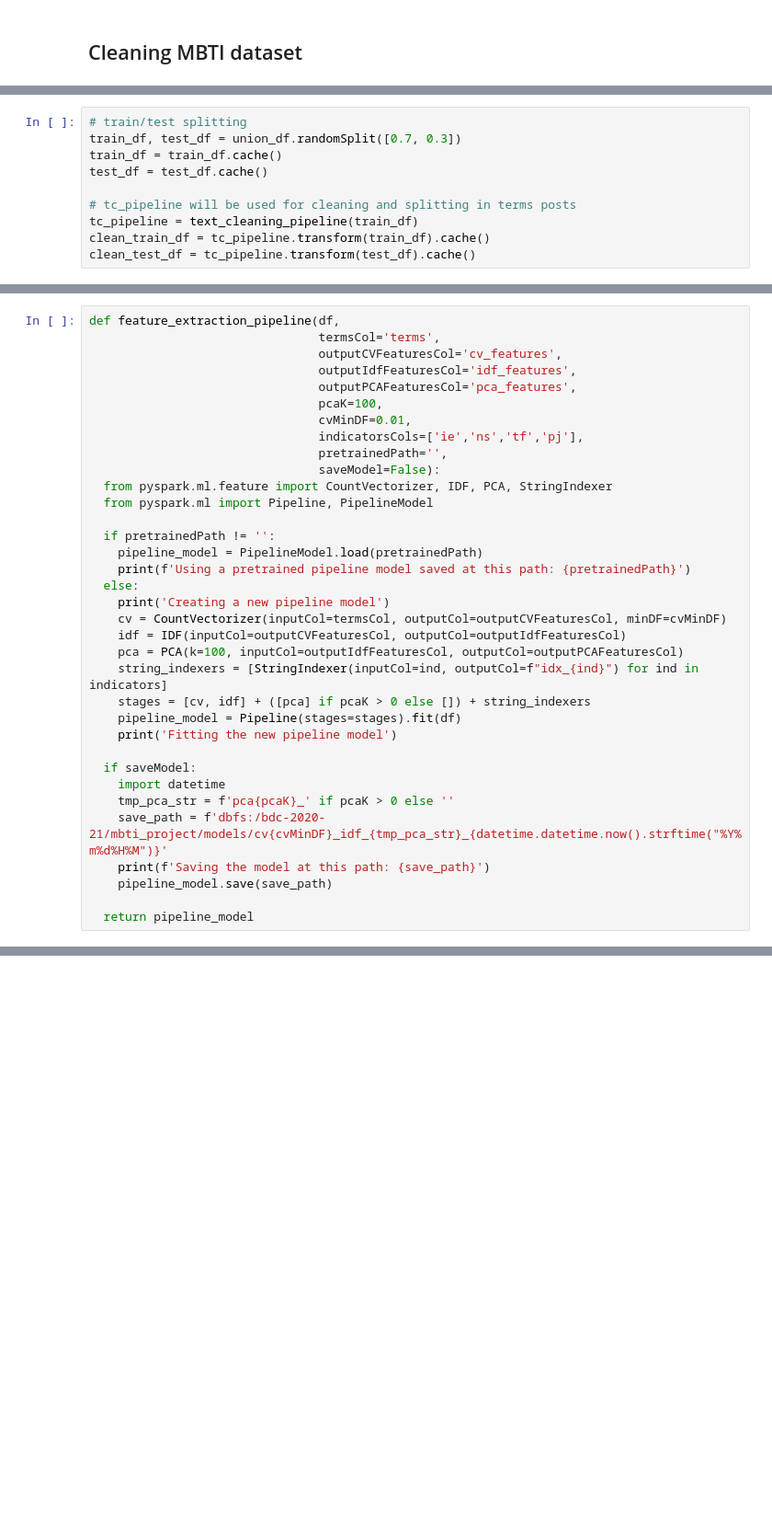
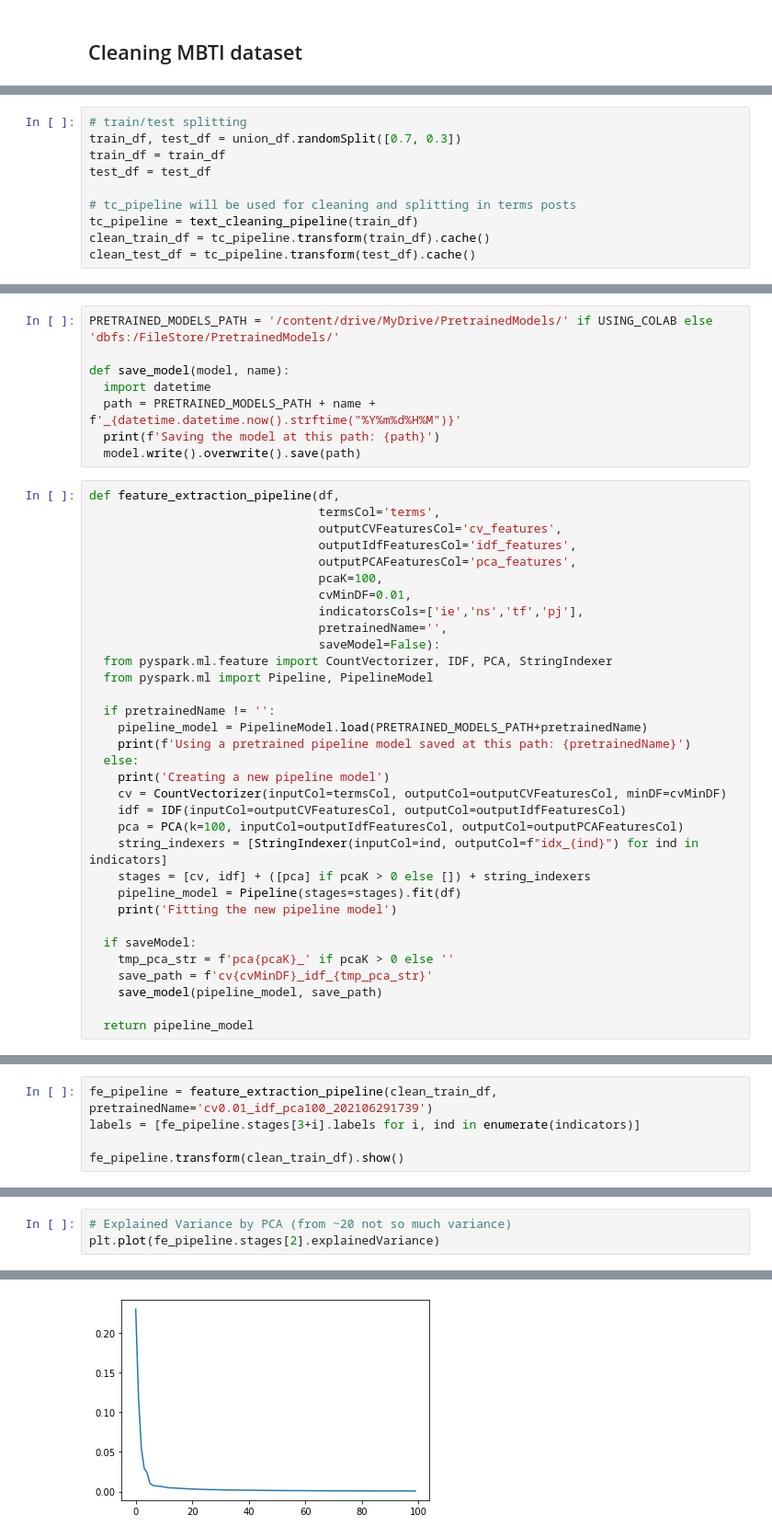
Before and after one commit to edu-rinaldi/MBTI-Predictor, a Jupyter notebook: MBTI.ipynb, the cells around one changed output, grey strips where cells are left out. Shown at 92% size. Saved outputs shown, nothing was run; the diff lists cells and outputs as text; blank space fills up the shorter version.

Commit message:
Added colab/databricks support

```diff
--- a/MBTI.ipynb
+++ b/MBTI.ipynb
@@ -341,8 +499,8 @@ def text_cleaning_pipeline(df, inputCol='post', outputCol='terms'):
 # %%
 # train/test splitting
 train_df, test_df = union_df.randomSplit([0.7, 0.3])
-train_df = train_df.cache()
-test_df = test_df.cache()
+train_df = train_df
+test_df = test_df
 
 # tc_pipeline will be used for cleaning and splitting in terms posts
 tc_pipeline = text_cleaning_pipeline(train_df)
@@ -353,3 +516,11 @@ clean_test_df = tc_pipeline.transform(test_df).cache()
+# %%
+PRETRAINED_MODELS_PATH = '/content/drive/MyDrive/PretrainedModels/' if USING_COLAB else 'dbfs:/FileStore/PretrainedModels/'
+
+def save_model(model, name):
+  import datetime
+  path = PRETRAINED_MODELS_PATH + name + f'_{datetime.datetime.now().strftime("%Y%m%d%H%M")}'
+  print(f'Saving the model at this path: {path}')
+  model.write().overwrite().save(path)
 # %%
 def feature_extraction_pipeline(df,
                                 termsCol='terms',
@@ -359,14 +530,14 @@ def feature_extraction_pipeline(df,
                                 pcaK=100,
                                 cvMinDF=0.01,
                                 indicatorsCols=['ie','ns','tf','pj'],
-                                pretrainedPath='',
+                                pretrainedName='',
                                 saveModel=False):
   from pyspark.ml.feature import CountVectorizer, IDF, PCA, StringIndexer
   from pyspark.ml import Pipeline, PipelineModel
 
-  if pretrainedPath != '':
-    pipeline_model = PipelineModel.load(pretrainedPath)
-    print(f'Using a pretrained pipeline model saved at this path: {pretrainedPath}')
+  if pretrainedName != '':
+    pipeline_model = PipelineModel.load(PRETRAINED_MODELS_PATH+pretrainedName)
+    print(f'Using a pretrained pipeline model saved at this path: {pretrainedName}')
   else:
     print('Creating a new pipeline model')
     cv = CountVectorizer(inputCol=termsCol, outputCol=outputCVFeaturesCol, minDF=cvMinDF)
@@ -378,10 +549,8 @@ def feature_extraction_pipeline(df,
     print('Fitting the new pipeline model')
 
   if saveModel:
-    import datetime
     tmp_pca_str = f'pca{pcaK}_' if pcaK > 0 else ''
-    save_path = f'dbfs:/bdc-2020-21/mbti_project/models/cv{cvMinDF}_idf_{tmp_pca_str}_{datetime.datetime.now().strftime("%Y%m%d%H%M")}'
-    print(f'Saving the model at this path: {save_path}')
-    pipeline_model.save(save_path)
+    save_path = f'cv{cvMinDF}_idf_{tmp_pca_str}'
+    save_model(pipeline_model, save_path)
 
   return pipeline_model
@@ -400,0 +557,5 @@ plt.plot(pipeline.stages[2].explainedVariance)
+# %%
+fe_pipeline = feature_extraction_pipeline(clean_train_df, pretrainedName='cv0.01_idf_pca100_202106291739')
+labels = [fe_pipeline.stages[3+i].labels for i, ind in enumerate(indicators)]
+
+fe_pipeline.transform(clean_train_df).show()
@@ -400,0 +580,4 @@ plt.plot(pipeline.stages[2].explainedVariance)
+# %%
+# Explained Variance by PCA (from ~20 not so much variance)
+plt.plot(fe_pipeline.stages[2].explainedVariance)
+# %% [output]
@@ -401 +585,2 @@ plt.plot(pipeline.stages[2].explainedVariance)
+[figure, added]
 # %%
```
Also changed, not shown: parts of 58 cells of this notebook.
